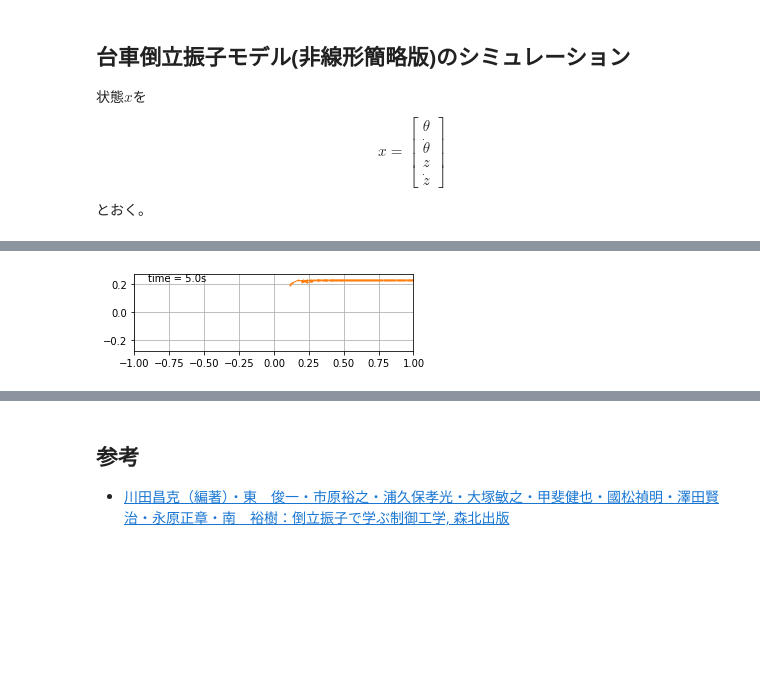
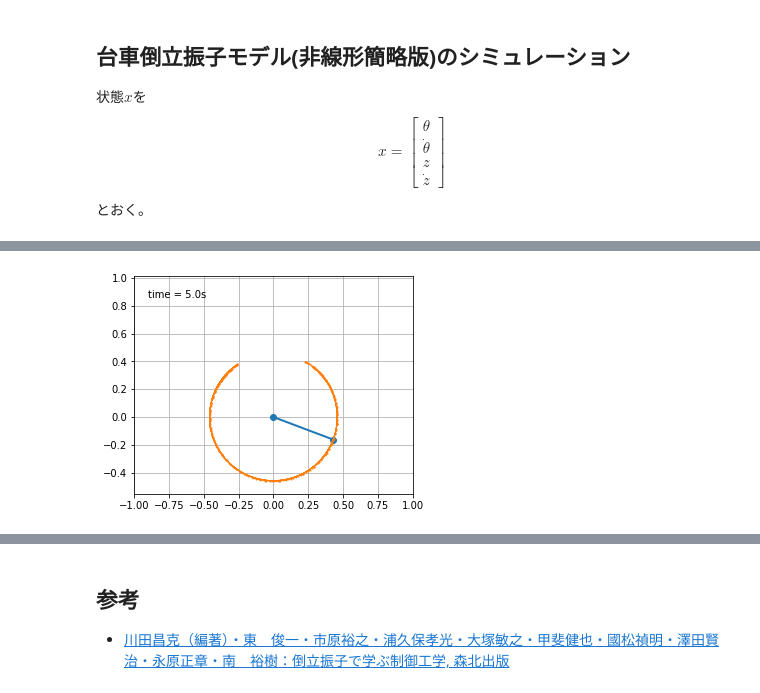
Before and after one commit to hajimesat0/ctrl-eng-study, a Jupyter notebook: src/topic_台車型倒立振子モデル/台車型倒立振子モデル.ipynb, the cells around one changed output, grey strips where cells are left out. Drawn from its saved outputs; the diff is of its cells as text; code cells hidden in the pictures; blank space fills up the shorter version.

```diff
--- a/src/topic_台車型倒立振子モデル/台車型倒立振子モデル.ipynb
+++ b/src/topic_台車型倒立振子モデル/台車型倒立振子モデル.ipynb
@@ -122,6 +122,8 @@ a_c = 6.25 * 1e0
 b_c = 4.36 * 1e0
 J_p = 1.84 * 1e-3
 mu_p = 2.56 * 1e-4
+
+L_p = 2 * l_p
 
 t_stop = 5  # how many seconds to simulate
 history_len = 500  # how many trajectory points to display
@@ -136,7 +138,7 @@ def state_eq(x, t):
     dot_z = x[3]
 
     # FBなど、入力電圧計算
-    v = - ( np.radians(0) - theta ) * 100
+    v = 0
 
     # 状態更新
     ddot_z = -a_c*dot_z + b_c*v
@@ -160,45 +162,49 @@ x_0 = [theta_0, dot_theta_0, z_0, dot_z_0]
 # integrate your ODE using scipy.integrate.
 x = integrate.odeint(state_eq, x_0, t)
 
-x_p = x[:,2] + l_p * sin( x[:,0] )
-y_p = l_p * cos( x[:,0] )
+theta = x[:,0]
+dot_theta = x[:,1]
+z = x[:,2]
+dot_z = x[:,3]
 
-x_c = x[:,2]
+x_p = z + L_p * sin( theta )
+y_p = L_p * cos( theta )
+
+x_c = z
 y_c = 0
 
 fig = plt.figure(figsize=(5, 4))
-ax = fig.add_subplot(autoscale_on=False, xlim=(-1, 1), ylim=(-l_p*1.2, l_p*1.2))
+ax = fig.add_subplot(autoscale_on=False, xlim=(-1, 1), ylim=(-L_p*1.2, L_p*2.2))
 ax.set_aspect('equal')
 ax.grid()
 
 line, = ax.plot([], [], 'o-', lw=2)
 trace, = ax.plot([], [], '.-', lw=1, ms=2)
 time_template = 'time = %.1fs'
 time_text = ax.text(0.05, 0.9, '', transform=ax.transAxes)
 history_x, history_y = deque(maxlen=history_len), deque(maxlen=history_len)
 
 
 def animate(i):
     thisx = [x_c[i], x_p[i]]
     thisy = [y_c, y_p[i]]
 
     if i == 0:
         history_x.clear()
         history_y.clear()
 
     history_x.appendleft(thisx[1])
     history_y.appendleft(thisy[1])
 
     line.set_data(thisx, thisy)
     trace.set_data(history_x, history_y)
     time_text.set_text(time_template % (i*dt))
     return line, trace, time_text
 
 
 ani = animation.FuncAnimation(
     fig, animate, len(x), interval=dt*1000, blit=True)
-# plt.show()
 HTML( ani.to_jshtml() )
 # %% [output]
 [interactive output not drawn]
-[figure, old version]
+[figure, new version]
```
Also changed, not shown: parts of 1 cell of this notebook.
